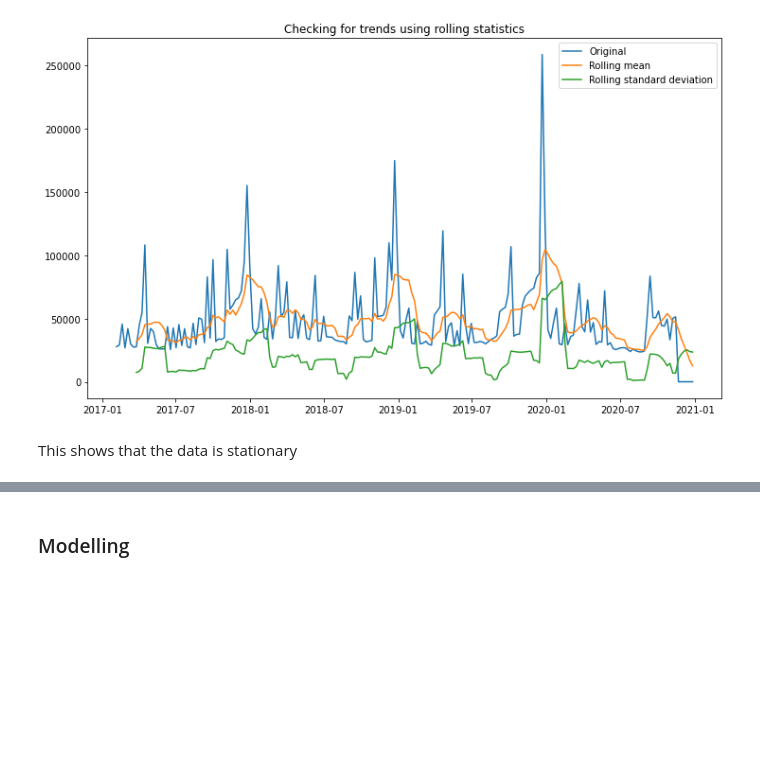
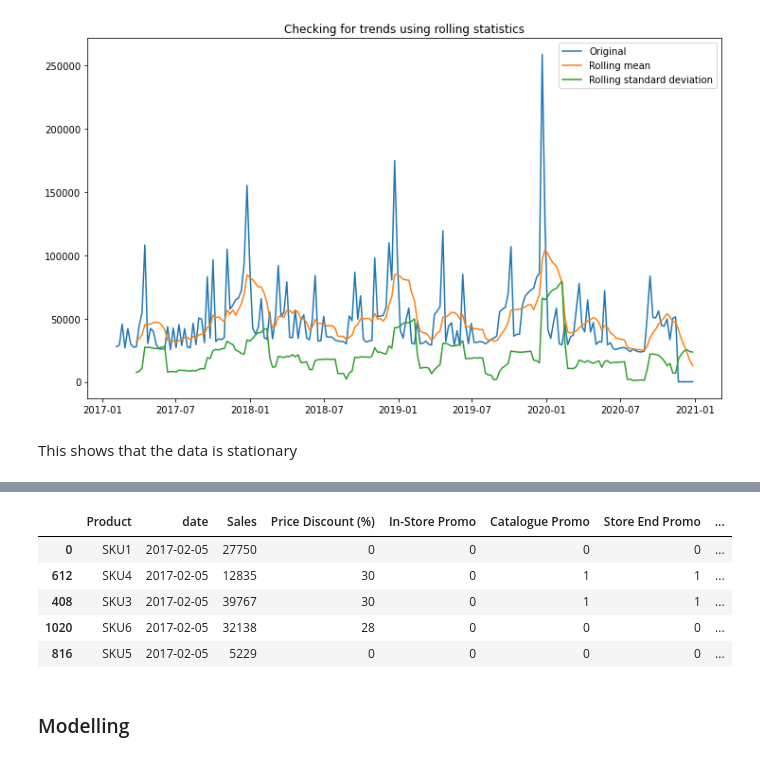
Before and after one commit to felix-n12/Retail-Forecasting, a Jupyter notebook: retail_forecasting.ipynb, the cells around one changed output, grey strips where cells are left out. Drawn from its saved outputs; the diff is of its cells as text; code cells hidden in the pictures; blank space fills up the shorter version.

```diff
--- a/retail_forecasting.ipynb
+++ b/retail_forecasting.ipynb
@@ -833,3 +875,26 @@ def stationarity_check():
+# %%
+# lets split the data to trainset and testset
+# train set is between 2017-01 and 2020-07
+train_set=df.sort_values('date',ascending=True).loc[df['date']<='2020-07']
+# test set is after 2020-07
+test_set=df.sort_values('date',ascending=True).loc[df['date']>'2020-07']
+# %%
+# lets standardize the dataframe
+# importing the standardscaler
+#from sklearn.preprocessing import StandardScaler
+#scaler=StandardScaler()
+#scaled_data=scaler.fit_transform(data.drop(['date'],axis=1))
+#scaled_df=pd.DataFrame(scaled_data,columns=data.drop('date',axis=1).columns)
+#scaled_df=pd.concat([df['date'],scaled_df],axis=1)
+#scaled_df.head()
+train_set.head()
+# %% [output]
+|  | Product | date | Sales | Price Discount (%) | In-Store Promo | Catalogue Promo | Store End Promo | ... |
+| 0 | SKU1 | 2017-02-05 | 27750 | 0 | 0 | 0 | 0 | ... |
+| 612 | SKU4 | 2017-02-05 | 12835 | 30 | 0 | 1 | 1 | ... |
+| 408 | SKU3 | 2017-02-05 | 39767 | 30 | 0 | 1 | 1 | ... |
+| 1020 | SKU6 | 2017-02-05 | 32138 | 28 | 0 | 0 | 0 | ... |
+| 816 | SKU5 | 2017-02-05 | 5229 | 0 | 0 | 0 | 0 | ... |
 # %% [markdown]
 ### Modelling
 # %% [markdown]
```
Also changed, not shown: parts of 13 cells of this notebook.
